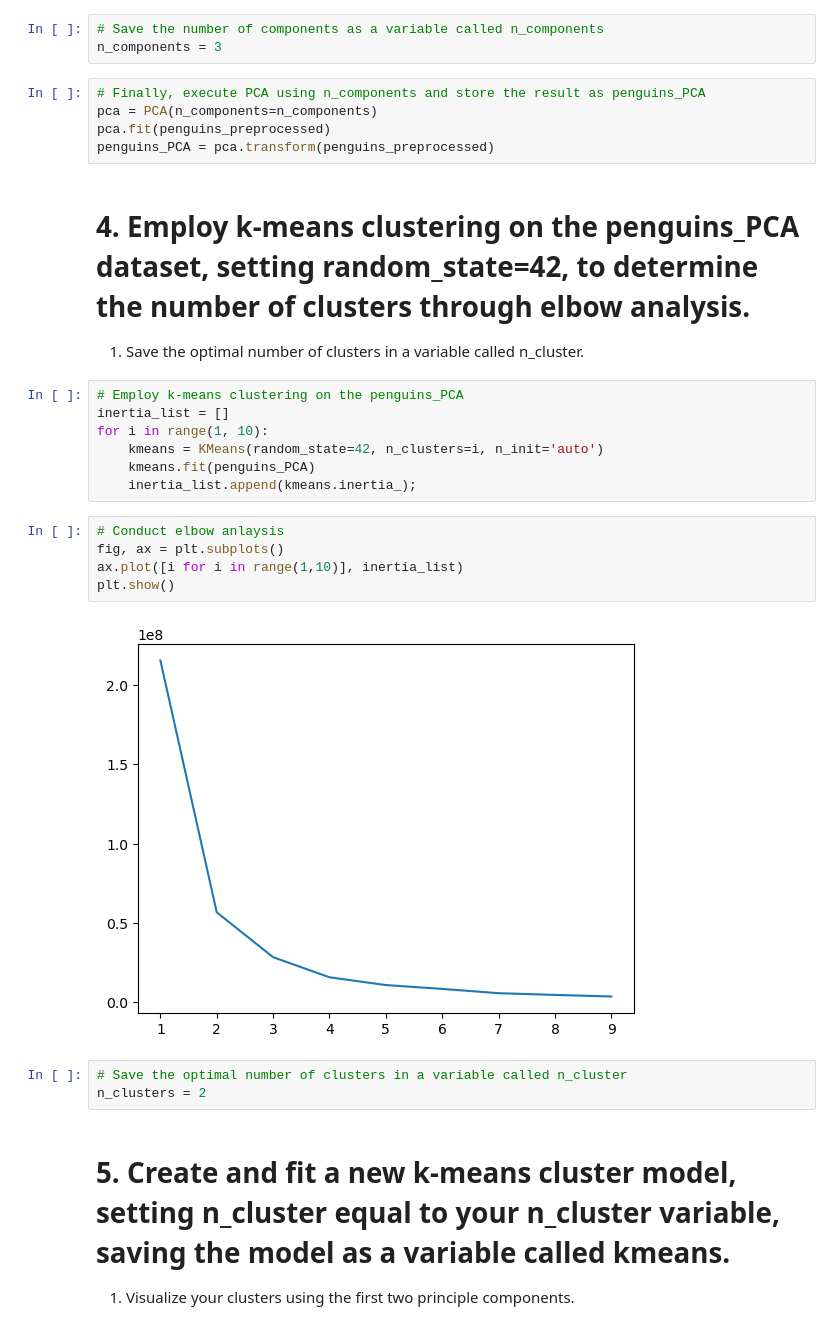
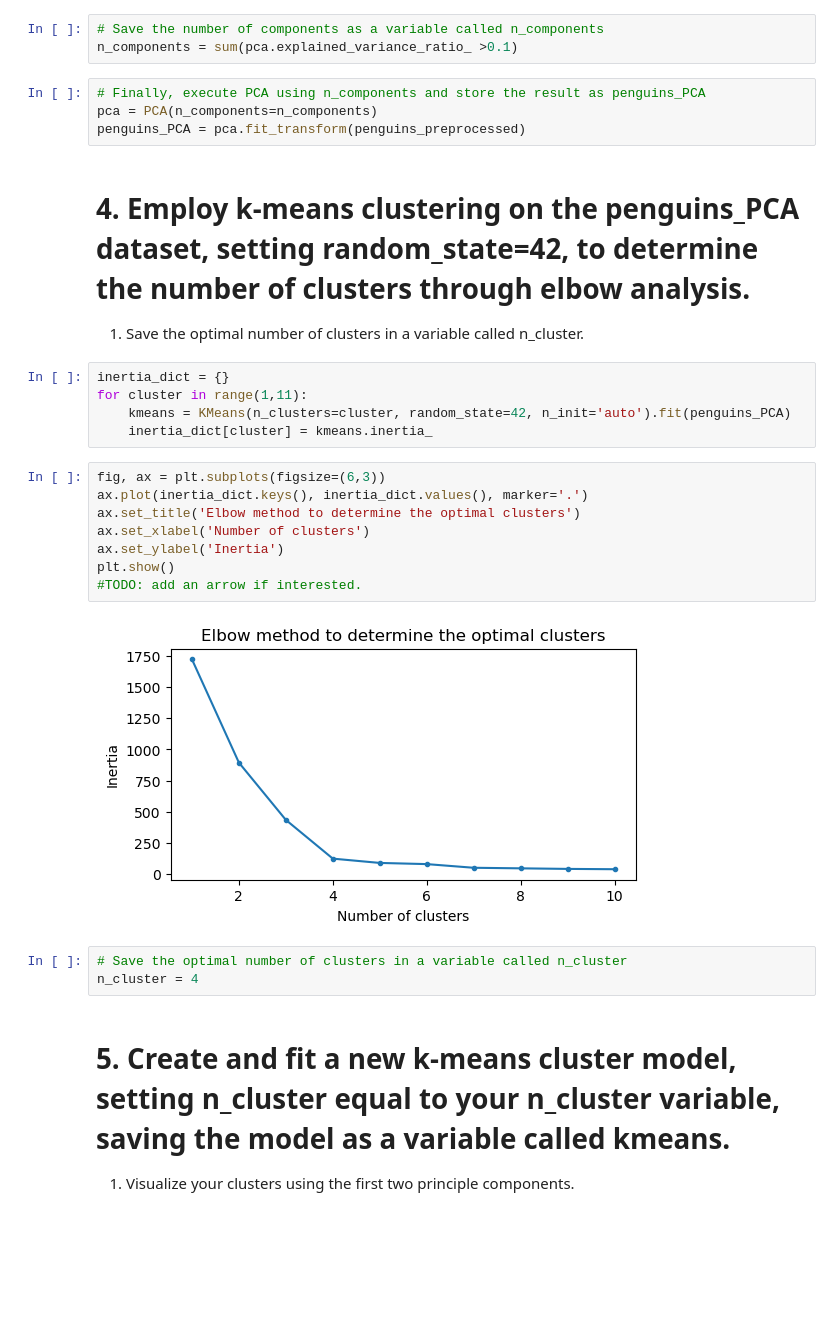
Before and after one commit to bhandarisudip/datacamp_projects, a Jupyter notebook: projects/clustering_antarctic_penguin_species/notebook.ipynb, the cells around one changed output. Cells and saved outputs as stored; diff of their text form; blank space fills up the shorter version.

Commit message:
completed the penguin exercise. need to document though

```diff
--- a/projects/clustering_antarctic_penguin_species/notebook.ipynb
+++ b/projects/clustering_antarctic_penguin_species/notebook.ipynb
@@ -201,31 +201,31 @@ PCA()
 # %%
 # Save the number of components as a variable called n_components
-n_components = 3
+n_components = sum(pca.explained_variance_ratio_ >0.1)
 # %%
 # Finally, execute PCA using n_components and store the result as penguins_PCA
 pca = PCA(n_components=n_components)
-pca.fit(penguins_preprocessed)
-penguins_PCA = pca.transform(penguins_preprocessed)
+penguins_PCA = pca.fit_transform(penguins_preprocessed)
 # %% [markdown]
 # 4. Employ k-means clustering on the penguins_PCA dataset, setting random_state=42, to determine the number of clusters through elbow analysis.
    1. Save the optimal number of clusters in a variable called n_cluster.
-# %%
-# Employ k-means clustering on the penguins_PCA
-inertia_list = []
-for i in range(1, 10):
-    kmeans = KMeans(random_state=42, n_clusters=i, n_init='auto')
-    kmeans.fit(penguins_PCA)
-    inertia_list.append(kmeans.inertia_);
-# %%
-# Conduct elbow anlaysis
-fig, ax = plt.subplots()
-ax.plot([i for i in range(1,10)], inertia_list)
-plt.show()
-# %% [output]
-[figure, removed]
+# %%
+inertia_dict = {}
+for cluster in range(1,11):
+    kmeans = KMeans(n_clusters=cluster, random_state=42, n_init='auto').fit(penguins_PCA)
+    inertia_dict[cluster] = kmeans.inertia_
+# %%
+fig, ax = plt.subplots(figsize=(6,3))
+ax.plot(inertia_dict.keys(), inertia_dict.values(), marker='.')
+ax.set_title('Elbow method to determine the optimal clusters')
+ax.set_xlabel('Number of clusters')
+ax.set_ylabel('Inertia')
+plt.show()
+#TODO: add an arrow if interested.
+# %% [output]
+[figure, added]
 # %%
 # Save the optimal number of clusters in a variable called n_cluster
-n_clusters = 2
+n_cluster = 4
 # %% [markdown]
 # 5. Create and fit a new k-means cluster model, setting n_cluster equal to your n_cluster variable, saving the model as a variable called kmeans.
    1. Visualize your clusters using the first two principle components.
```
Also changed, not shown: parts of 17 cells of this notebook.
